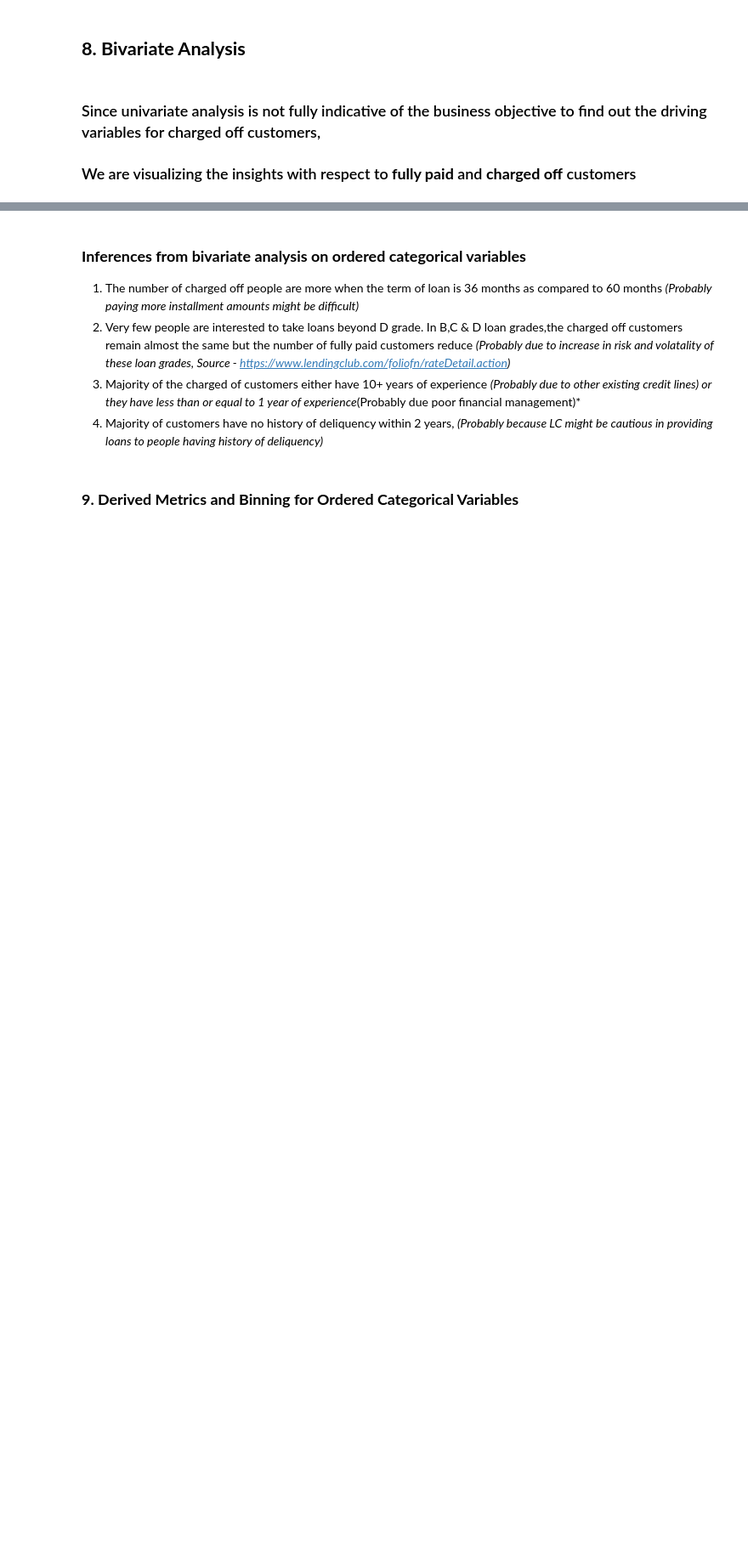
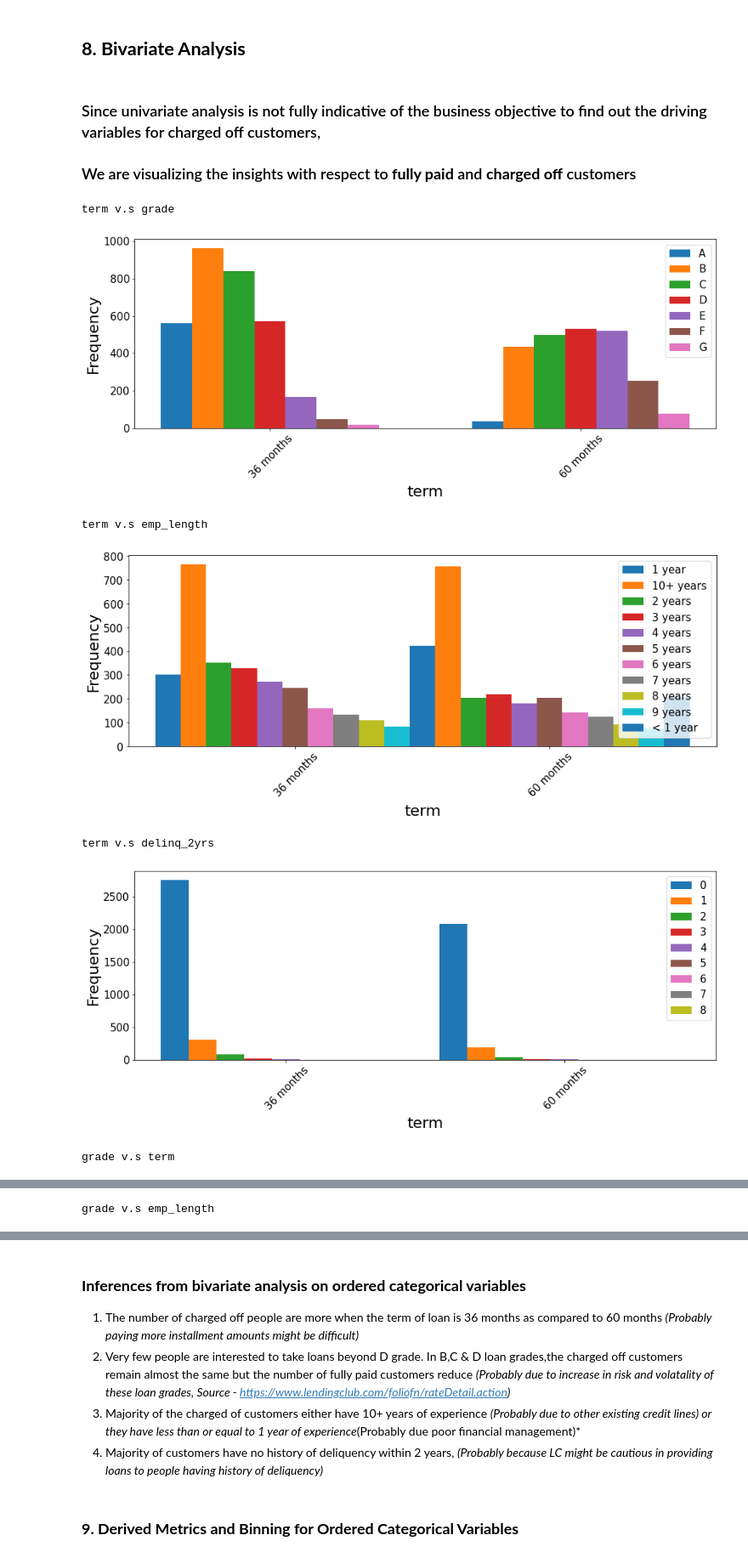
Before and after one commit to karthickchetti/LendingClubCaseStudy, a Jupyter notebook: Karthick_Chetti.ipynb, the cells around one changed output, grey strips where cells are left out. Shown at 85% size. Saved outputs shown, nothing was run; the diff lists cells and outputs as text; code cells hidden in the pictures; blank space fills up the shorter version.

```diff
--- a/Karthick_Chetti.ipynb
+++ b/Karthick_Chetti.ipynb
@@ -332,24 +332,35 @@ for col in lc_df.columns:
 # %%
 # Functions for plotting bar chart for categorical variables
 
 def plot_bar_cat(df,index_name,column_name,width,x_lbl_rotation):
     pivot=pd.pivot_table(lc_df,values="id",index=index_name,columns=column_name,aggfunc=lambda x: len(x.unique()))
     plt.figure(figsize=(15,5))
     x_label = pivot.index
     x_data = np.arange(len(x_label)) # create values from 0 to len(x_label) - 1
     #height_data = (df[df["loan_status"]=="Fully Paid"][column_name].value_counts().values,df[df["loan_status"]=="Charged Off"][column_name].value_counts().values)
     chart=[]
     for j,i in enumerate(pivot.columns):
         chart.append(plt.bar(x_data + j*(width), pivot[i],width=width,align="edge"))
     plt.xlabel(index_name,fontsize=22)
     plt.ylabel("Frequency",fontsize=22)
     x_label_pos = x_data + (len(pivot.columns)*width)/2
     plt.xticks(x_label_pos ,x_label,fontsize=15,rotation = x_lbl_rotation)
     plt.yticks(fontsize=15)
     plt.legend(chart,pivot.columns,fontsize=15)
     plt.show()
 
 ord_cat_plot_cols=ordered_cat_data.copy()
 for col in ord_cat_plot_cols:
-    if col not in ["earliest_cr_line","loan_status","open_acc","total_acc"]:
-        plot_bar_cat(lc_df,col,"loan_status",0.1,45)
+    if col not in ["earliest_cr_line","open_acc","total_acc","sub_grade"]:
+        for col2 in ord_cat_plot_cols:
+            if col2 not in ["earliest_cr_line","open_acc","total_acc","sub_grade"] and col2!=col:
+                print(f"{col} v.s {col2}")
+                plot_bar_cat(lc_df,col,col2,0.1,45)
+# %% [output]
+term v.s grade
+[figure, added]
+term v.s emp_length
+[figure, added]
+term v.s delinq_2yrs
+[figure, added]
+grade v.s term
@@ -355,0 +368 @@ for col in ord_cat_plot_cols:
+grade v.s emp_length
```
Also changed, not shown: parts of 1 cell of this notebook.
